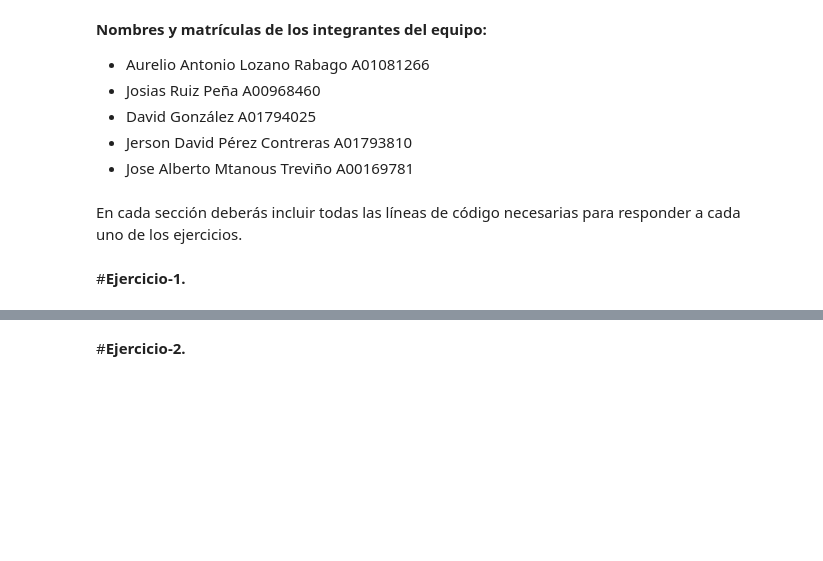
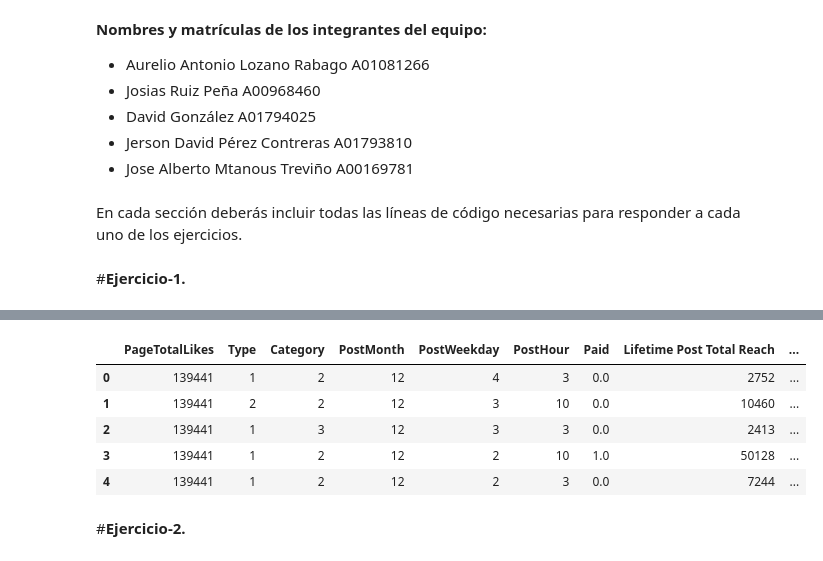
Before and after one commit to aalr007/iayaa-Equipo-19, a Jupyter notebook: MNA_IAyAA_semana_7_Actividad.ipynb, the cells around one changed output, grey strips where cells are left out. Saved outputs shown, nothing was run; the diff lists cells and outputs as text; code cells hidden in the pictures; blank space fills up the shorter version.

```diff
--- a/MNA_IAyAA_semana_7_Actividad.ipynb
+++ b/MNA_IAyAA_semana_7_Actividad.ipynb
@@ -95,0 +128,11 @@ miDF.describe()
+# %%
+miDF2=miDF
+miDF2['Type']=label
+miDF2.head()
+# %% [output]
+|  | PageTotalLikes | Type | Category | PostMonth | PostWeekday | PostHour | Paid | Lifetime Post Total Reach | ... |
+| 0 | 139441 | 1 | 2 | 12 | 4 | 3 | 0.0 | 2752 | ... |
+| 1 | 139441 | 2 | 2 | 12 | 3 | 10 | 0.0 | 10460 | ... |
+| 2 | 139441 | 1 | 3 | 12 | 3 | 3 | 0.0 | 2413 | ... |
+| 3 | 139441 | 1 | 2 | 12 | 2 | 10 | 1.0 | 50128 | ... |
+| 4 | 139441 | 1 | 2 | 12 | 2 | 3 | 0.0 | 7244 | ... |
```
Also changed, not shown: parts of 13 cells of this notebook.
